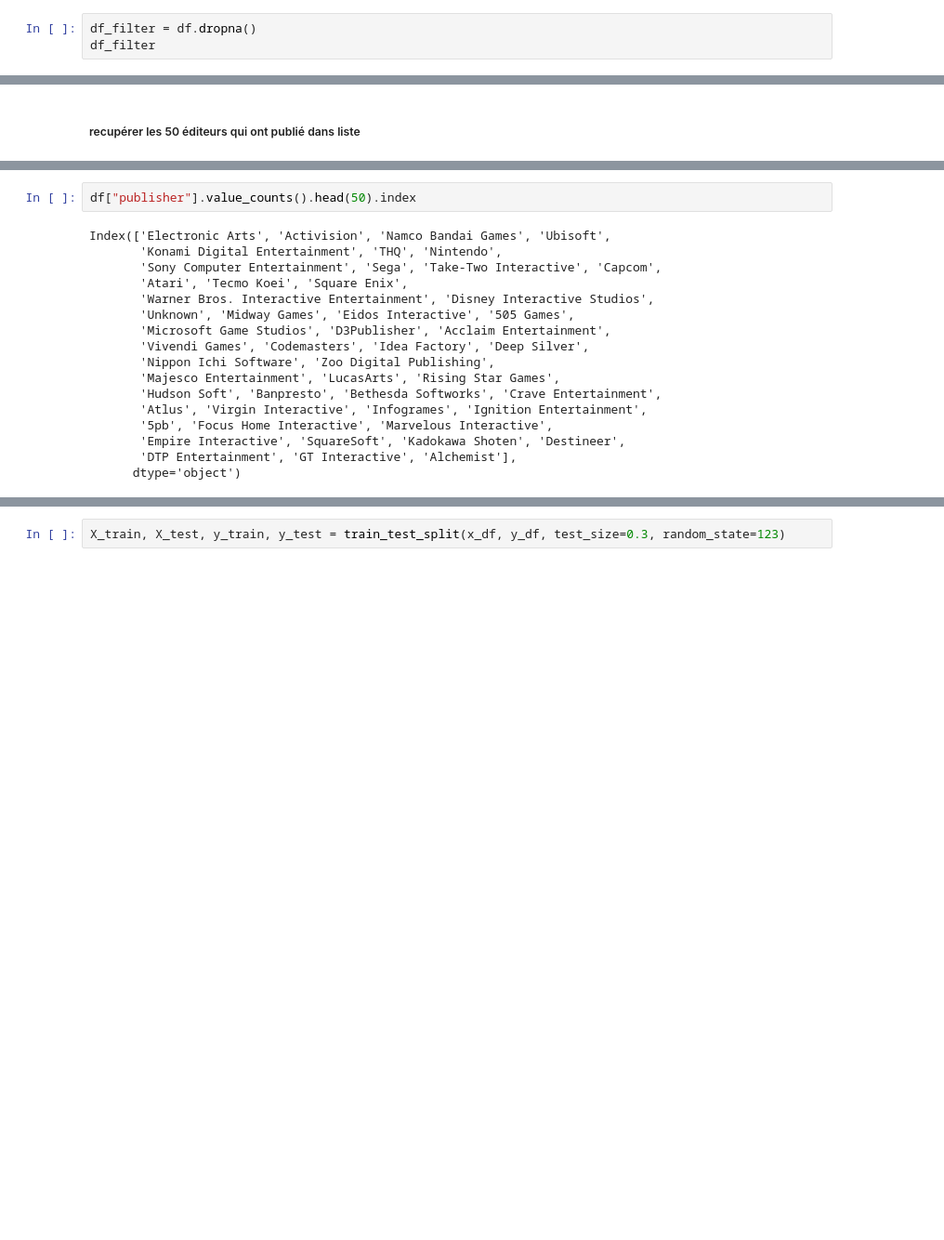
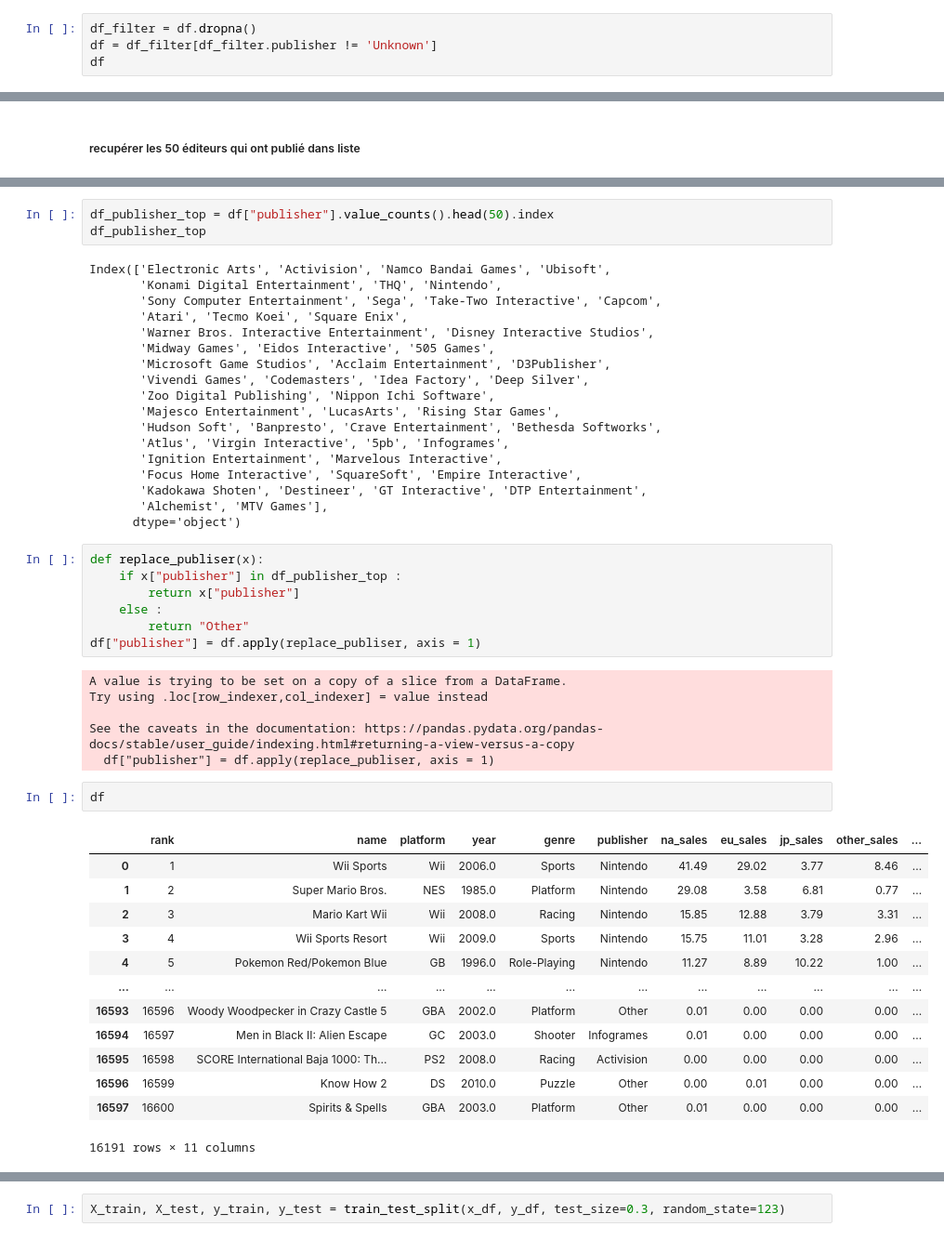
Before and after one commit to Hakitsu/pythonVideoGameSales, a Jupyter notebook: index.ipynb, the cells around one changed output, grey strips where cells are left out. Shown at 93% size. Saved outputs shown, nothing was run; the diff lists cells and outputs as text; blank space fills up the shorter version.

```diff
--- a/index.ipynb
+++ b/index.ipynb
@@ -181,7 +174,8 @@ print(df_grouped.loc[idx].sort_values("year"))
 -----------------------------------
 # %%
 df_filter = df.dropna()
-df_filter
+df = df_filter[df_filter.publisher != 'Unknown']
+df
 # %% [output]
 |  | rank | name | platform | year | genre | publisher | na_sales | eu_sales | jp_sales | other_sales | ... |
 | 0 | 1 | Wii Sports | Wii | 2006.0 | Sports | Nintendo | 41.49 | 29.02 | 3.77 | 8.46 | ... |
@@ -222,20 +215,51 @@ MTV Games                                   41
 Name: rank, dtype: int64
 # %%
-df["publisher"].value_counts().head(50).index
+df_publisher_top = df["publisher"].value_counts().head(50).index
+df_publisher_top
 # %% [output]
 Index(['Electronic Arts', 'Activision', 'Namco Bandai Games', 'Ubisoft',
        'Konami Digital Entertainment', 'THQ', 'Nintendo',
        'Sony Computer Entertainment', 'Sega', 'Take-Two Interactive', 'Capcom',
        'Atari', 'Tecmo Koei', 'Square Enix',
        'Warner Bros. Interactive Entertainment', 'Disney Interactive Studios',
-       'Unknown', 'Midway Games', 'Eidos Interactive', '505 Games',
-       'Microsoft Game Studios', 'D3Publisher', 'Acclaim Entertainment',
+       'Midway Games', 'Eidos Interactive', '505 Games',
+       'Microsoft Game Studios', 'Acclaim Entertainment', 'D3Publisher',
        'Vivendi Games', 'Codemasters', 'Idea Factory', 'Deep Silver',
-       'Nippon Ichi Software', 'Zoo Digital Publishing',
+       'Zoo Digital Publishing', 'Nippon Ichi Software',
        'Majesco Entertainment', 'LucasArts', 'Rising Star Games',
-       'Hudson Soft', 'Banpresto', 'Bethesda Softworks', 'Crave Entertainment',
-       'Atlus', 'Virgin Interactive', 'Infogrames', 'Ignition Entertainment',
-       '5pb', 'Focus Home Interactive', 'Marvelous Interactive',
-       'Empire Interactive', 'SquareSoft', 'Kadokawa Shoten', 'Destineer',
-       'DTP Entertainment', 'GT Interactive', 'Alchemist'],
+       'Hudson Soft', 'Banpresto', 'Crave Entertainment', 'Bethesda Softworks',
+       'Atlus', 'Virgin Interactive', '5pb', 'Infogrames',
+       'Ignition Entertainment', 'Marvelous Interactive',
+       'Focus Home Interactive', 'SquareSoft', 'Empire Interactive',
+       'Kadokawa Shoten', 'Destineer', 'GT Interactive', 'DTP Entertainment',
+       'Alchemist', 'MTV Games'],
       dtype='object')
+# %%
+def replace_publiser(x):
+    if x["publisher"] in df_publisher_top :
+        return x["publisher"]
+    else :
+        return "Other"
+df["publisher"] = df.apply(replace_publiser, axis = 1)
+# %% [output]
+A value is trying to be set on a copy of a slice from a DataFrame.
+Try using .loc[row_indexer,col_indexer] = value instead
+
+See the caveats in the documentation: https://pandas.pydata.org/pandas-docs/stable/user_guide/indexing.html#returning-a-view-versus-a-copy
+  df["publisher"] = df.apply(replace_publiser, axis = 1)
+# %%
+df
+# %% [output]
+|  | rank | name | platform | year | genre | publisher | na_sales | eu_sales | jp_sales | other_sales | ... |
+| 0 | 1 | Wii Sports | Wii | 2006.0 | Sports | Nintendo | 41.49 | 29.02 | 3.77 | 8.46 | ... |
+| 1 | 2 | Super Mario Bros. | NES | 1985.0 | Platform | Nintendo | 29.08 | 3.58 | 6.81 | 0.77 | ... |
+| 2 | 3 | Mario Kart Wii | Wii | 2008.0 | Racing | Nintendo | 15.85 | 12.88 | 3.79 | 3.31 | ... |
+| 3 | 4 | Wii Sports Resort | Wii | 2009.0 | Sports | Nintendo | 15.75 | 11.01 | 3.28 | 2.96 | ... |
+| 4 | 5 | Pokemon Red/Pokemon Blue | GB | 1996.0 | Role-Playing | Nintendo | 11.27 | 8.89 | 10.22 | 1.00 | ... |
+| ... | ... | ... | ... | ... | ... | ... | ... | ... | ... | ... | ... |
+| 16593 | 16596 | Woody Woodpecker in Crazy Castle 5 | GBA | 2002.0 | Platform | Other | 0.01 | 0.00 | 0.00 | 0.00 | ... |
+| 16594 | 16597 | Men in Black II: Alien Escape | GC | 2003.0 | Shooter | Infogrames | 0.01 | 0.00 | 0.00 | 0.00 | ... |
+| 16595 | 16598 | SCORE International Baja 1000: Th... | PS2 | 2008.0 | Racing | Activision | 0.00 | 0.00 | 0.00 | 0.00 | ... |
+| 16596 | 16599 | Know How 2 | DS | 2010.0 | Puzzle | Other | 0.00 | 0.01 | 0.00 | 0.00 | ... |
+| 16597 | 16600 | Spirits & Spells | GBA | 2003.0 | Platform | Other | 0.01 | 0.00 | 0.00 | 0.00 | ... |
+16191 rows × 11 columns
```
Also changed, not shown: parts of 23 cells of this notebook, 1 other file.
